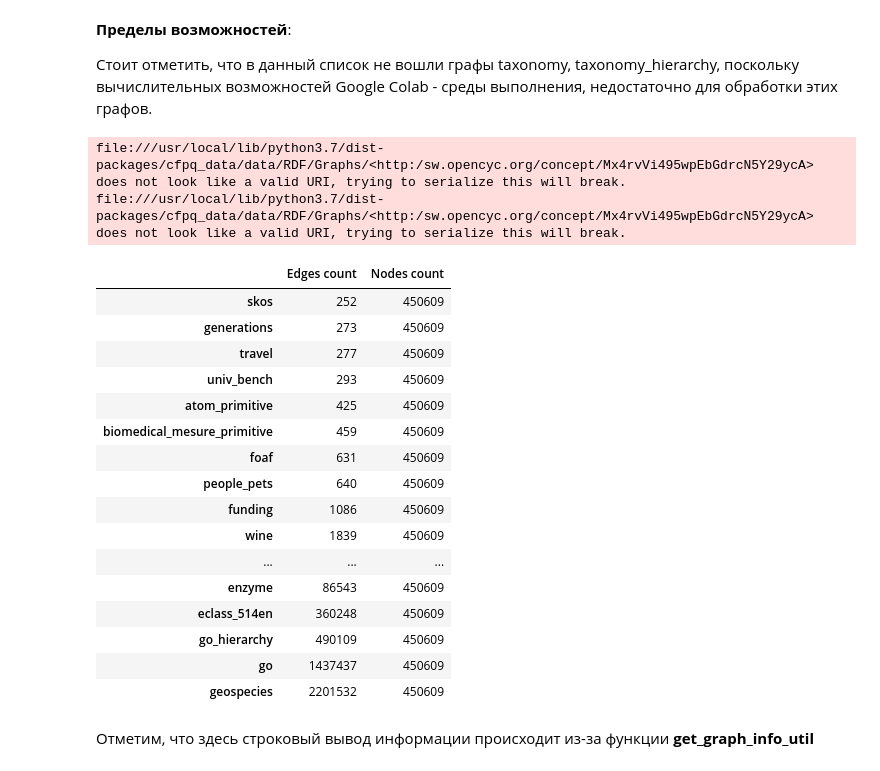
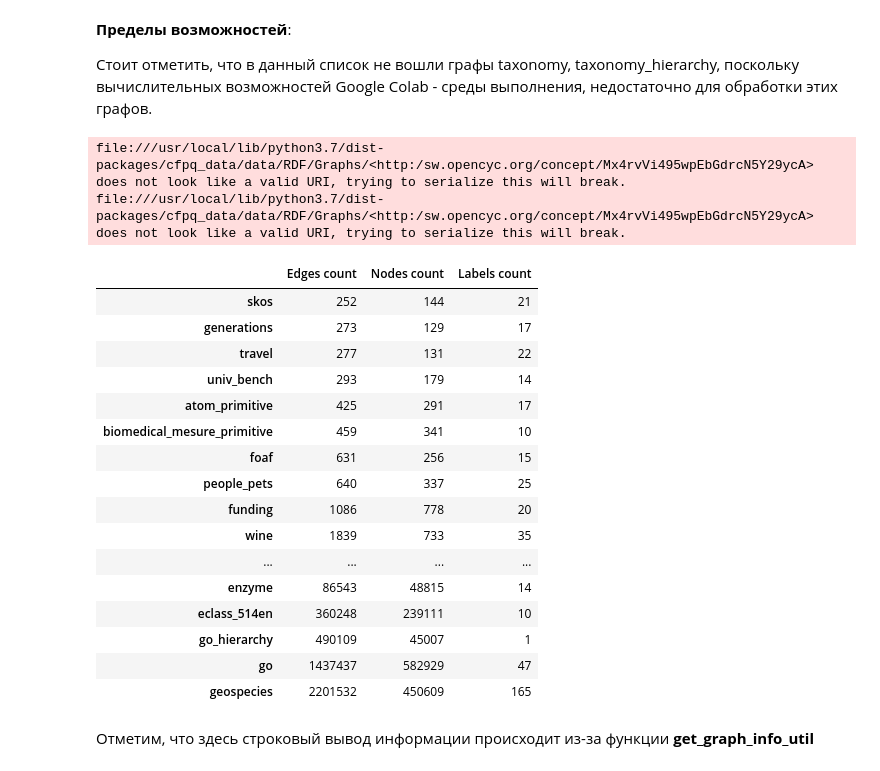
Before and after one commit to vladislav-miroshnikov/formal-lang-course, a Jupyter notebook: experiments/RPQ_Experiments.ipynb, the cells around one changed output. Saved outputs shown, nothing was run; the diff lists cells and outputs as text; code cells hidden in the pictures.

```diff
--- a/experiments/RPQ_Experiments.ipynb
+++ b/experiments/RPQ_Experiments.ipynb
@@ -164,44 +164,49 @@ GRAPHS = (
 # %%
 from project import get_graph_info_util
 
 import pandas as pd
 
 e_counts = []
 n_counts = []
+l_counts = []
+
 for graph_name in GRAPHS:
   graph_info = get_graph_info_util(graph_name)
   nodes, edges = graph_info.nodes, graph_info.edges
   e_counts.append(edges)
   n_counts.append(nodes)
+  l_count = len(graph_info.labels)
+  l_counts.append(l_count)
 
 df = pd.DataFrame(
     {
       "Edges count": e_counts,
-      "Nodes count": nodes
+      "Nodes count": n_counts,
+      "Labels count": l_counts
     },
     index=GRAPHS
 )
 df
 # %% [output]
 file:///usr/local/lib/python3.7/dist-packages/cfpq_data/data/RDF/Graphs/<http:/sw.opencyc.org/concept/Mx4rvVi495wpEbGdrcN5Y29ycA> does not look like a valid URI, trying to serialize this will break.
 file:///usr/local/lib/python3.7/dist-packages/cfpq_data/data/RDF/Graphs/<http:/sw.opencyc.org/concept/Mx4rvVi495wpEbGdrcN5Y29ycA> does not look like a valid URI, trying to serialize this will break.
-|  | Edges count | Nodes count |
-| skos | 252 | 450609 |
-| generations | 273 | 450609 |
-| travel | 277 | 450609 |
-| univ_bench | 293 | 450609 |
-| atom_primitive | 425 | 450609 |
-| biomedical_mesure_primitive | 459 | 450609 |
-| foaf | 631 | 450609 |
-| people_pets | 640 | 450609 |
-| funding | 1086 | 450609 |
-| wine | 1839 | 450609 |
-| ... | ... | ... |
-| enzyme | 86543 | 450609 |
-| eclass_514en | 360248 | 450609 |
-| go_hierarchy | 490109 | 450609 |
-| go | 1437437 | 450609 |
-| geospecies | 2201532 | 450609 |
+|  | Edges count | Nodes count | Labels count |
+| skos | 252 | 144 | 21 |
+| generations | 273 | 129 | 17 |
+| travel | 277 | 131 | 22 |
+| univ_bench | 293 | 179 | 14 |
+| atom_primitive | 425 | 291 | 17 |
+| biomedical_mesure_primitive | 459 | 341 | 10 |
+| foaf | 631 | 256 | 15 |
+| people_pets | 640 | 337 | 25 |
+| funding | 1086 | 778 | 20 |
+| wine | 1839 | 733 | 35 |
+| ... | ... | ... | ... |
+| enzyme | 86543 | 48815 | 14 |
+| eclass_514en | 360248 | 239111 | 10 |
+| go_hierarchy | 490109 | 45007 | 1 |
+| go | 1437437 | 582929 | 47 |
+| geospecies | 2201532 | 450609 | 165 |
 # %% [markdown]
 Отметим, что здесь строковый вывод информации происходит из-за функции **get_graph_info_util**
 # %% [markdown]
```
Also changed, not shown: parts of 9 cells of this notebook, 1 other file.
